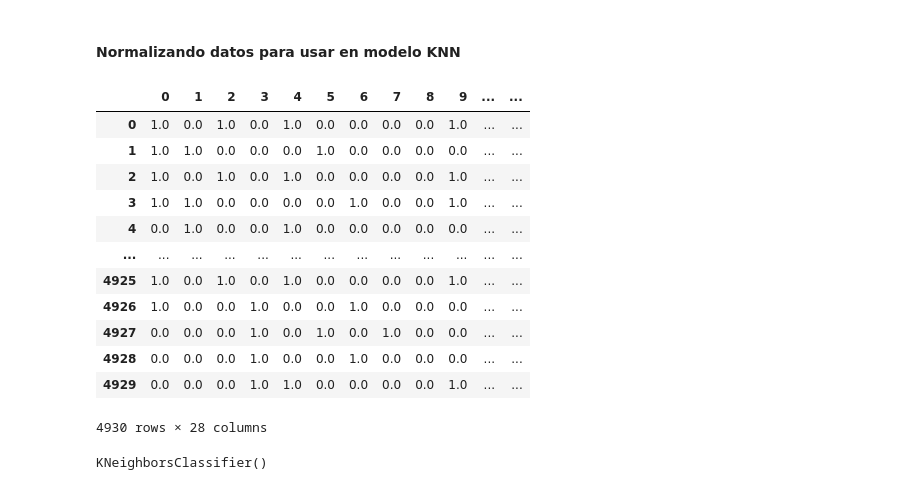
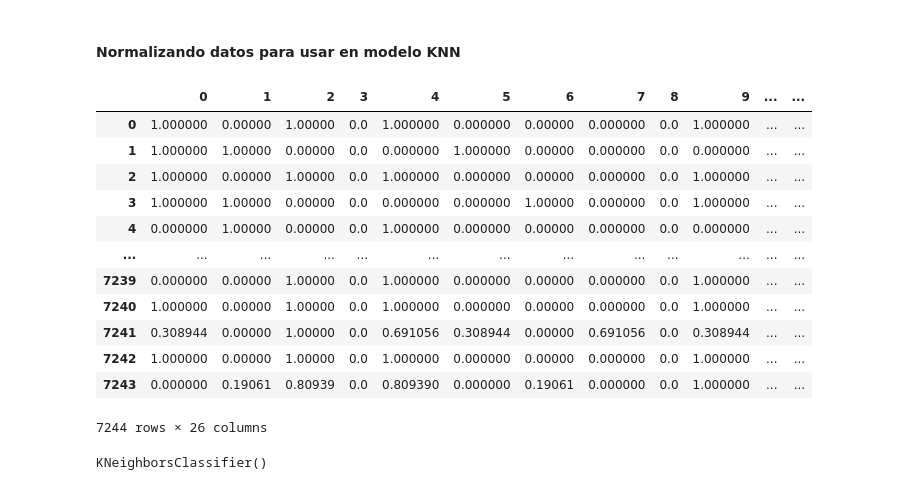
Before and after one commit to arnaldourbina/desafio_telecom_x_2, a Jupyter notebook: Desafio_TelecomX2.ipynb, the cells around one changed output. Cells and saved outputs as stored; diff of their text form; code cells hidden in the pictures.

```diff
--- a/Desafio_TelecomX2.ipynb
+++ b/Desafio_TelecomX2.ipynb
@@ -42,8 +42,11 @@ dtype: float64
 # Eliminación de Columnas Irrelevantes
 # %% [markdown]
    ### Preparar los datos para el modelado (tratamiento, codificación, normalización).
+# %%
+df_telecom2 = df_telecom2.drop(['id',], axis=1)
+df_telecom2 = df_telecom2.drop(['meses_de_contrato'], axis=1)
 # %%
-df_telecom2 = df_telecom2.drop(['id'], axis=1)
+df_telecom2 = df_telecom2.drop(['cuentas_diarias'], axis=1)
 # %%
 df_telecom2.info()
 # %% [output]
@@ -147,3 +189,8 @@ X_train, X_test, y_train, y_test = train_test_split(X, y, test_size=0.3, random_
+# %%
+from imblearn.over_sampling import SMOTE
+
+smote = SMOTE(random_state=42)
+X_train_smote, y_train_smote = smote.fit_resample(X_train, y_train)
 # %% [markdown]
 ### Creando modelo de referencia - Baseline
 # %%
@@ -155,3 +202,8 @@ dummy.fit(X_train, y_train)
 dummy.score(X_test, y_test)
 # %% [output]
 0.73450070989115
+# %%
+dummy = DummyClassifier()
+dummy.fit(X_train_smote, y_train_smote)
+
+dummy.score(X_test, y_test)
@@ -204,20 +258,20 @@ X_train_norm = normalizacion.fit_transform(X_train)
 X_test_norm = normalizacion.transform(X_test)
 # %%
-pd.DataFrame(X_train_norm)
+pd.DataFrame(X_train_smote)
 # %% [output]
 |  | 0 | 1 | 2 | 3 | 4 | 5 | 6 | 7 | 8 | 9 | ... | ... |
-| 0 | 1.0 | 0.0 | 1.0 | 0.0 | 1.0 | 0.0 | 0.0 | 0.0 | 0.0 | 1.0 | ... | ... |
-| 1 | 1.0 | 1.0 | 0.0 | 0.0 | 0.0 | 1.0 | 0.0 | 0.0 | 0.0 | 0.0 | ... | ... |
-| 2 | 1.0 | 0.0 | 1.0 | 0.0 | 1.0 | 0.0 | 0.0 | 0.0 | 0.0 | 1.0 | ... | ... |
-| 3 | 1.0 | 1.0 | 0.0 | 0.0 | 0.0 | 0.0 | 1.0 | 0.0 | 0.0 | 1.0 | ... | ... |
-| 4 | 0.0 | 1.0 | 0.0 | 0.0 | 1.0 | 0.0 | 0.0 | 0.0 | 0.0 | 0.0 | ... | ... |
+| 0 | 1.000000 | 0.00000 | 1.00000 | 0.0 | 1.000000 | 0.000000 | 0.00000 | 0.000000 | 0.0 | 1.000000 | ... | ... |
+| 1 | 1.000000 | 1.00000 | 0.00000 | 0.0 | 0.000000 | 1.000000 | 0.00000 | 0.000000 | 0.0 | 0.000000 | ... | ... |
+| 2 | 1.000000 | 0.00000 | 1.00000 | 0.0 | 1.000000 | 0.000000 | 0.00000 | 0.000000 | 0.0 | 1.000000 | ... | ... |
+| 3 | 1.000000 | 1.00000 | 0.00000 | 0.0 | 0.000000 | 0.000000 | 1.00000 | 0.000000 | 0.0 | 1.000000 | ... | ... |
+| 4 | 0.000000 | 1.00000 | 0.00000 | 0.0 | 1.000000 | 0.000000 | 0.00000 | 0.000000 | 0.0 | 0.000000 | ... | ... |
 | ... | ... | ... | ... | ... | ... | ... | ... | ... | ... | ... | ... | ... |
-| 4925 | 1.0 | 0.0 | 1.0 | 0.0 | 1.0 | 0.0 | 0.0 | 0.0 | 0.0 | 1.0 | ... | ... |
-| 4926 | 1.0 | 0.0 | 0.0 | 1.0 | 0.0 | 0.0 | 1.0 | 0.0 | 0.0 | 0.0 | ... | ... |
-| 4927 | 0.0 | 0.0 | 0.0 | 1.0 | 0.0 | 1.0 | 0.0 | 1.0 | 0.0 | 0.0 | ... | ... |
-| 4928 | 0.0 | 0.0 | 0.0 | 1.0 | 0.0 | 0.0 | 1.0 | 0.0 | 0.0 | 0.0 | ... | ... |
-| 4929 | 0.0 | 0.0 | 0.0 | 1.0 | 1.0 | 0.0 | 0.0 | 0.0 | 0.0 | 1.0 | ... | ... |
+| 7239 | 0.000000 | 0.00000 | 1.00000 | 0.0 | 1.000000 | 0.000000 | 0.00000 | 0.000000 | 0.0 | 1.000000 | ... | ... |
+| 7240 | 1.000000 | 0.00000 | 1.00000 | 0.0 | 1.000000 | 0.000000 | 0.00000 | 0.000000 | 0.0 | 1.000000 | ... | ... |
+| 7241 | 0.308944 | 0.00000 | 1.00000 | 0.0 | 0.691056 | 0.308944 | 0.00000 | 0.691056 | 0.0 | 0.308944 | ... | ... |
+| 7242 | 1.000000 | 0.00000 | 1.00000 | 0.0 | 1.000000 | 0.000000 | 0.00000 | 0.000000 | 0.0 | 1.000000 | ... | ... |
+| 7243 | 0.000000 | 0.19061 | 0.80939 | 0.0 | 0.809390 | 0.000000 | 0.19061 | 0.000000 | 0.0 | 1.000000 | ... | ... |
-4930 rows × 28 columns
+7244 rows × 26 columns
 # %%
 from sklearn.neighbors import KNeighborsClassifier
 # %%
```
Also changed, not shown: parts of 22 cells of this notebook.
